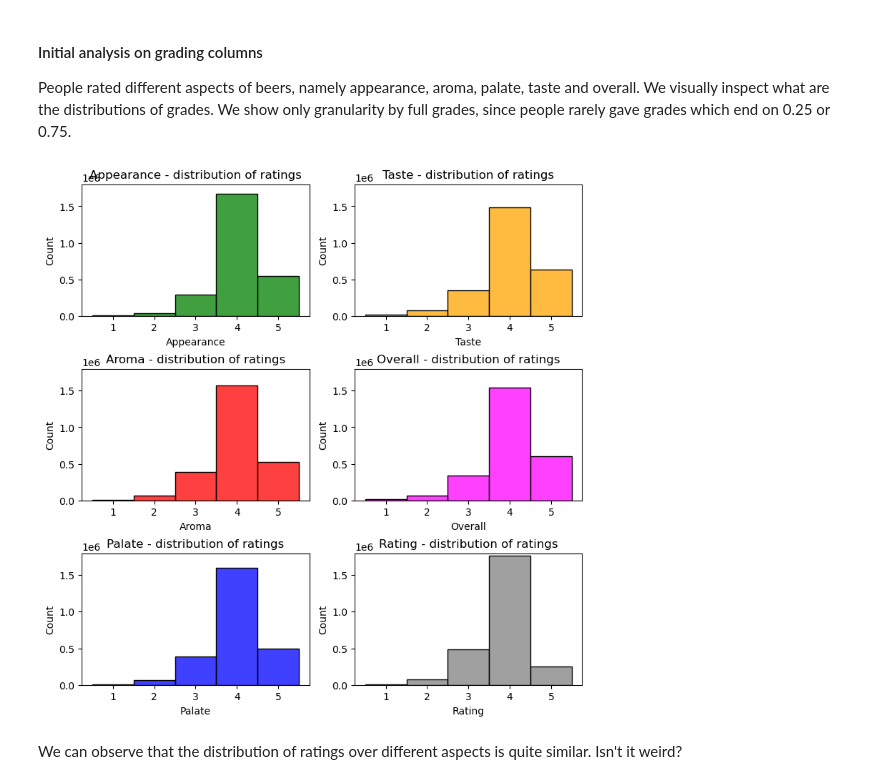
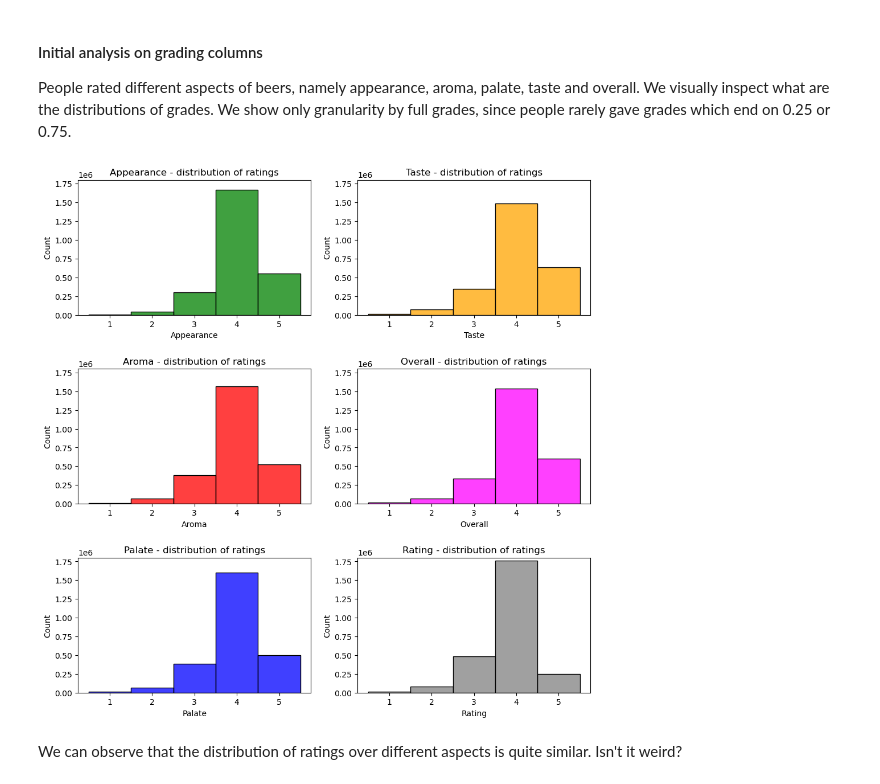
Before and after one commit to epfl-ada/ada-2022-project-rakijada, a Jupyter notebook: data_investigation.ipynb, the cells around one changed output. Cells and saved outputs as stored; diff of their text form; code cells hidden in the pictures.

```diff
--- a/data_investigation.ipynb
+++ b/data_investigation.ipynb
@@ -273,20 +273,20 @@ colors = dict(zip(grading_columns,['green','red','blue','orange','magenta','gray
 # %%
 # one figure with multiple axes
 fig, axes = plt.subplots(3,2)
 
 
 for grading_index in range(len(grading_columns)):
     sns.histplot(ax=axes[grading_index%3, grading_index//3], data = reviews[grading_columns[grading_index]], discrete=True, color = colors[grading_columns[grading_index]])
     axes[grading_index%3, grading_index//3].set_ylim([0,1.8e6]) #set the same interval for y axis
     axes[grading_index%3, grading_index//3].set_title(grading_columns[grading_index] + ' - distribution of ratings')
 
 # set figure size
-fig.set_size_inches(7, 7)
+fig.set_size_inches(9, 9)
 
 # adjust spacing
 plt.subplots_adjust(left=0, bottom=0, right=1, top=1, wspace=0.2, hspace=0.4)
 # %% [output]
-[figure, old version]
+[figure, new version]
 # %% [markdown]
 We can observe that the distribution of ratings over different aspects is quite similar. Isn't it weird?
 # %% [markdown]
```
Also changed, not shown: parts of 7 cells of this notebook.
